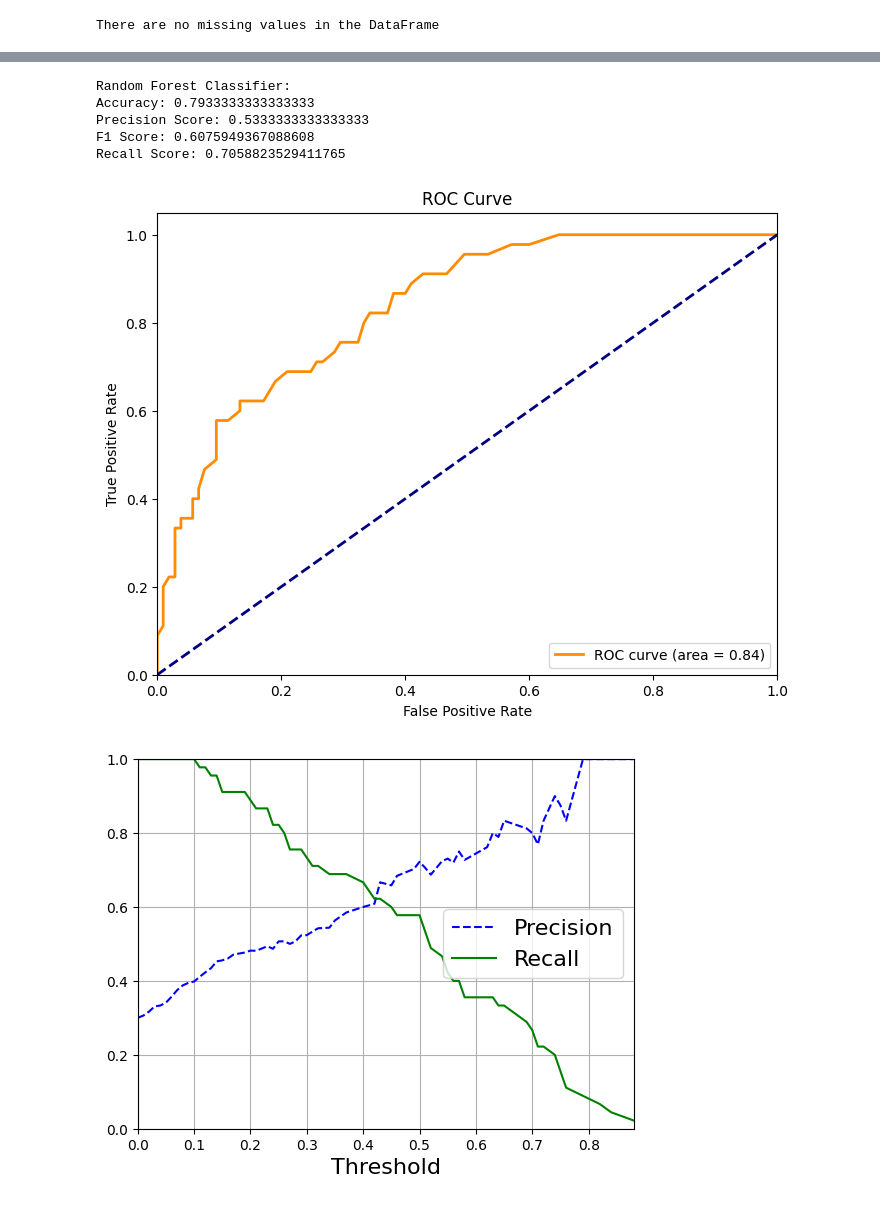
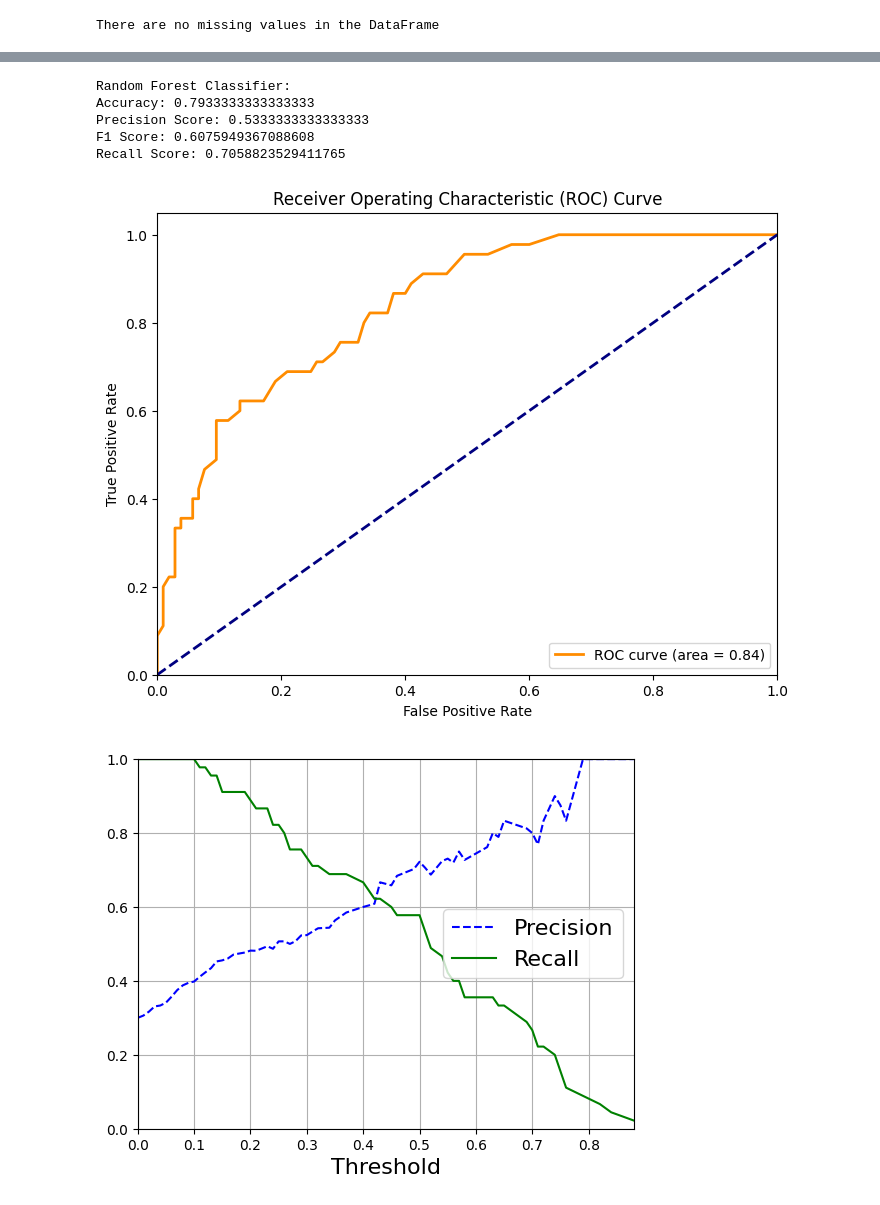
Before and after one commit to GabeALopez/machine-learning-projects, a Jupyter notebook: project3/Gabriel_Lopez_Project3.ipynb, the cells around one changed output, grey strips where cells are left out. Drawn from its saved outputs; the diff is of its cells as text; code cells hidden in the pictures.

```diff
--- a/project3/Gabriel_Lopez_Project3.ipynb
+++ b/project3/Gabriel_Lopez_Project3.ipynb
@@ -101,31 +101,27 @@ def fit_and_print(myPipeline, myXTrain, myYTrain, myXTest, myYTest):
 from sklearn.metrics import roc_curve, roc_auc_score
 import matplotlib.pyplot as plt
 
-def create_ROC_Curve(pipeline, p_X_test, p_y_test):
 
-    prob = pipeline.predict_proba(p_X_test)[:,1]
-    fpr, tpr, thresholds = roc_curve(p_y_test, prob)
+def create_ROC_curve(p_y_test, probs):
+
+    fpr, tpr, thresholds = roc_curve(p_y_test, probs)
 
     # Plot the ROC curve
     plt.figure(figsize=(8, 6))
-    plt.plot(fpr, tpr, color='darkorange', lw=2, label='ROC curve (area = {:.2f})'.format(roc_auc_score(y_test, prob)))
+    plt.plot(fpr, tpr, color='darkorange', lw=2, label='ROC curve (area = {:.2f})'.format(roc_auc_score(p_y_test, probs)))
     plt.plot([0, 1], [0, 1], color='navy', lw=2, linestyle='--')
     plt.xlim([0.0, 1.0])
     plt.ylim([0.0, 1.05])
     plt.xlabel('False Positive Rate')
     plt.ylabel('True Positive Rate')
-    plt.title('ROC Curve')
+    plt.title('Receiver Operating Characteristic (ROC) Curve')
     plt.legend(loc='lower right')
     plt.show()
 # %%
 #Site this
 from sklearn.metrics import precision_recall_curve
 
-def create_precision_recall_curve(pipeline, p_X_test, p_y_test):
-
-    prob = pipeline.predict_proba(p_X_test)[:,1]
-    precision, recall, thresholds = precision_recall_curve(p_y_test, prob)
-
+def create_precision_recall_curve(precision, recall, thresholds):
 
     plt.plot(thresholds, precision[:-1], "b--", label="Precision")
     plt.plot(thresholds, recall[:-1], "g-", label="Recall")
@@ -162,26 +164,25 @@ Recall Score: 0.84
 # %%
 #Site this
 from sklearn.ensemble import RandomForestClassifier
 from sklearn.svm import SVC
 from sklearn.ensemble import VotingClassifier
 
 rnd_clf = RandomForestClassifier(n_estimators=100, random_state=42)
-svc_clf = SVC(gamma='scale', random_state=42)
 
-voting_clf = VotingClassifier(
-    estimators=[('lr', log_clf), ('rnd', rnd_clf), ('svc', svc_clf)],
-    voting = 'hard'
-)
 
 print("Random Forest Classifier:")
 fit_and_print(rnd_clf, X_train, y_train, X_test, y_test)
-create_ROC_Curve(rnd_clf, X_test, y_test)
-create_precision_recall_curve(rnd_clf, X_test, y_test)
+
+prob = rnd_clf.predict_proba(X_test)[:,1]
+create_ROC_curve(y_test, prob)
+
+precision, recall, thresholds = precision_recall_curve(y_test, prob)
+create_precision_recall_curve(precision, recall, thresholds)
 # %% [output]
 Random Forest Classifier:
 Accuracy: 0.7933333333333333
 Precision Score: 0.5333333333333333
 F1 Score: 0.6075949367088608
 Recall Score: 0.7058823529411765
-[figure, old version]
+[figure, new version]
 [figure]
```
Also changed, not shown: parts of 5 cells of this notebook.
